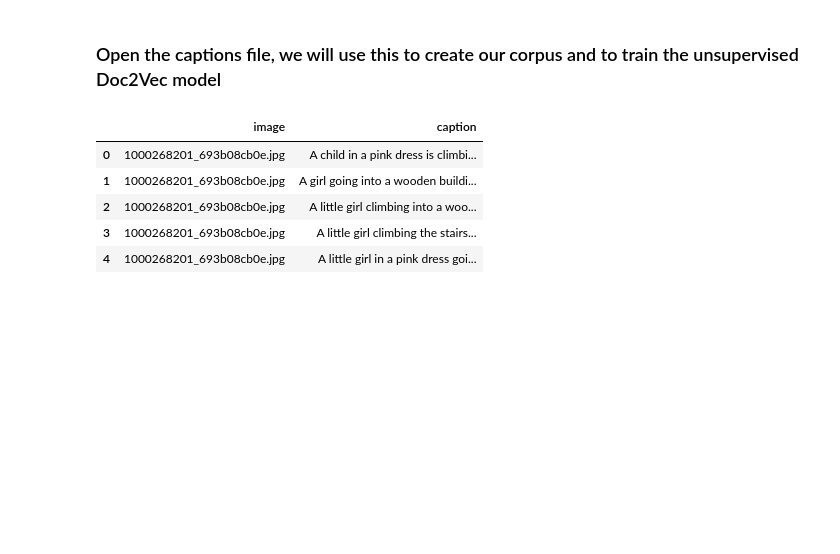
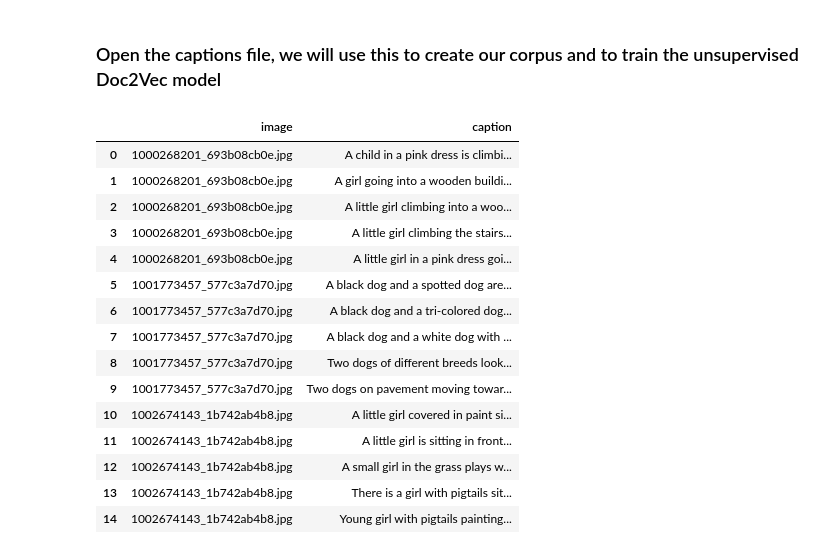
Before and after one commit to hkmosher/machinelearning, a Jupyter notebook: 001 - Doc2Vec - Flikr 8k Descriptions.ipynb, the cells around one changed output. Drawn from its saved outputs; the diff is of its cells as text; code cells hidden in the pictures; blank space fills up the shorter version.

```diff
--- a/001 - Doc2Vec - Flikr 8k Descriptions.ipynb
+++ b/001 - Doc2Vec - Flikr 8k Descriptions.ipynb
@@ -21,16 +19,26 @@ Created directory: models ...
 # %% [markdown]
 ### Open the captions file, we will use this to create our corpus and to train the unsupervised Doc2Vec model
 # %%
-df`= pandas.read_csv('.\data\captions.txt')
+df = pandas.read_csv('.\data\captions.txt')
 # %%
-df.head()
+df.head(15)
 # %% [output]
 |  | image | caption |
 | 0 | 1000268201_693b08cb0e.jpg | A child in a pink dress is climbi... |
 | 1 | 1000268201_693b08cb0e.jpg | A girl going into a wooden buildi... |
 | 2 | 1000268201_693b08cb0e.jpg | A little girl climbing into a woo... |
 | 3 | 1000268201_693b08cb0e.jpg | A little girl climbing the stairs... |
 | 4 | 1000268201_693b08cb0e.jpg | A little girl in a pink dress goi... |
+| 5 | 1001773457_577c3a7d70.jpg | A black dog and a spotted dog are... |
+| 6 | 1001773457_577c3a7d70.jpg | A black dog and a tri-colored dog... |
+| 7 | 1001773457_577c3a7d70.jpg | A black dog and a white dog with ... |
+| 8 | 1001773457_577c3a7d70.jpg | Two dogs of different breeds look... |
+| 9 | 1001773457_577c3a7d70.jpg | Two dogs on pavement moving towar... |
+| 10 | 1002674143_1b742ab4b8.jpg | A little girl covered in paint si... |
+| 11 | 1002674143_1b742ab4b8.jpg | A little girl is sitting in front... |
+| 12 | 1002674143_1b742ab4b8.jpg | A small girl in the grass plays w... |
+| 13 | 1002674143_1b742ab4b8.jpg | There is a girl with pigtails sit... |
+| 14 | 1002674143_1b742ab4b8.jpg | Young girl with pigtails painting... |
 # %%
 nltk.download('punkt')
 # %% [output]
```
Also changed, not shown: parts of 9 cells of this notebook.
